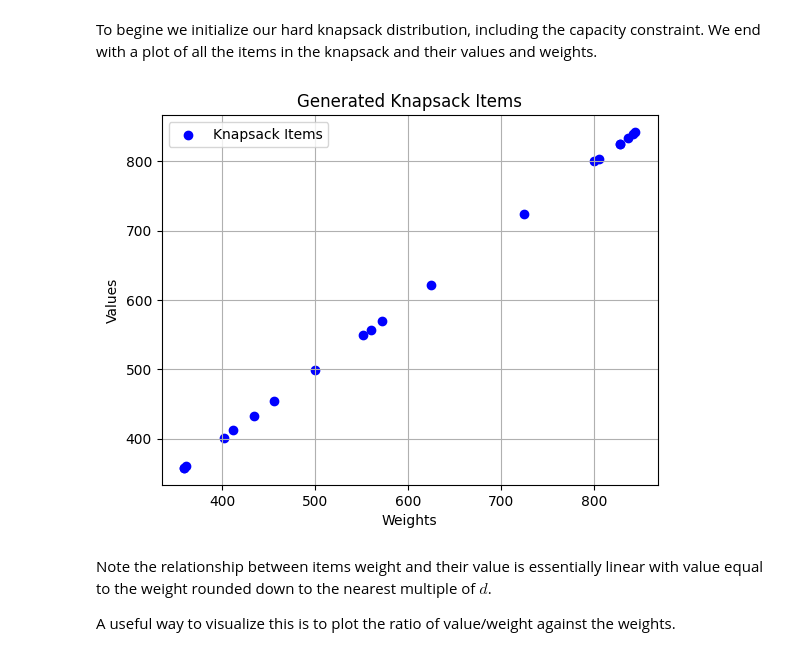
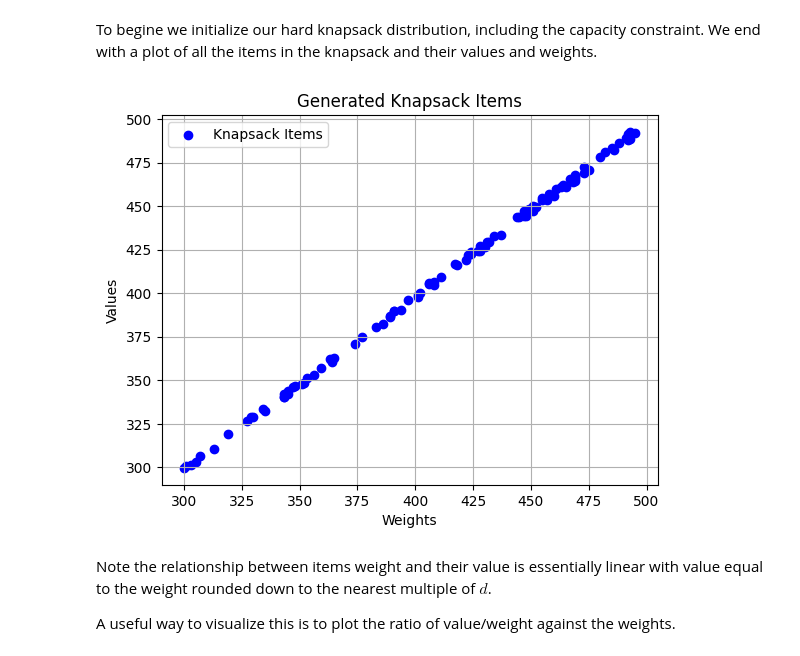
Before and after one commit to jhoule42/xQAOA_unit_commitment, a Jupyter notebook: demo.ipynb, the cells around one changed output. Drawn from its saved outputs; the diff is of its cells as text; code cells hidden in the pictures.

```diff
--- a/demo.ipynb
+++ b/demo.ipynb
@@ -19,7 +19,7 @@ from qiskit.converters import circuit_to_dag, dag_to_circuit
 ### Some New Functions that Might be worth keeping around.
 # %%
 def generate_random_ratio(n, ratio_range = 0.005):
-    weights = np.random.randint(300, 1001, n)
+    weights = np.random.randint(300, 500, n)
     ratios = np.random.uniform(1- ratio_range, 1, n)
     # ratios = np.random.normal(1, ratio_range, n)
     values = weights * ratios
@@ -32,27 +32,27 @@ def generate_random_ratio(n, ratio_range = 0.005):
 # %% [markdown]
 To begine we initialize our hard knapsack distribution, including the capacity constraint. We end with a plot of all the items in the knapsack and their values and weights.
 # %%
-n = 20  # Number of items
+n = 100  # Number of items
 d = 4  # Technical term in definition of profit distribution setting how far values can differ from weights
 
-frac = 0.8
+frac = 0.3 # Fraction of total weight to set as capacity
 
 # [weights,values] = generate_profit(n, d) # create the list of knapsack items
 ## Testing alternate generator
-[weights,values] = generate_random_ratio(n) # create the list of knapsack items
+[weights,values] = generate_random_ratio(n, ratio_range=0.01) # create the list of knapsack items
 
 capacity = frac * np.sum(weights)  # Set weight limit to some % of total weight
 
 # Plot the knapsack items
 plt.scatter(weights, values, color='blue', marker='o', label='Knapsack Items')
 plt.title('Generated Knapsack Items')
 plt.xlabel('Weights')
 plt.ylabel('Values')
 plt.legend()
 plt.grid(True)
 plt.show()
 # %% [output]
-[figure, old version]
+[figure, new version]
 # %% [markdown]
 Note the relationship between items weight and their value is essentially linear with value equal to the weight rounded down to the nearest multiple of $d$.
 
```
Also changed, not shown: parts of 24 cells of this notebook, 4 other files.
